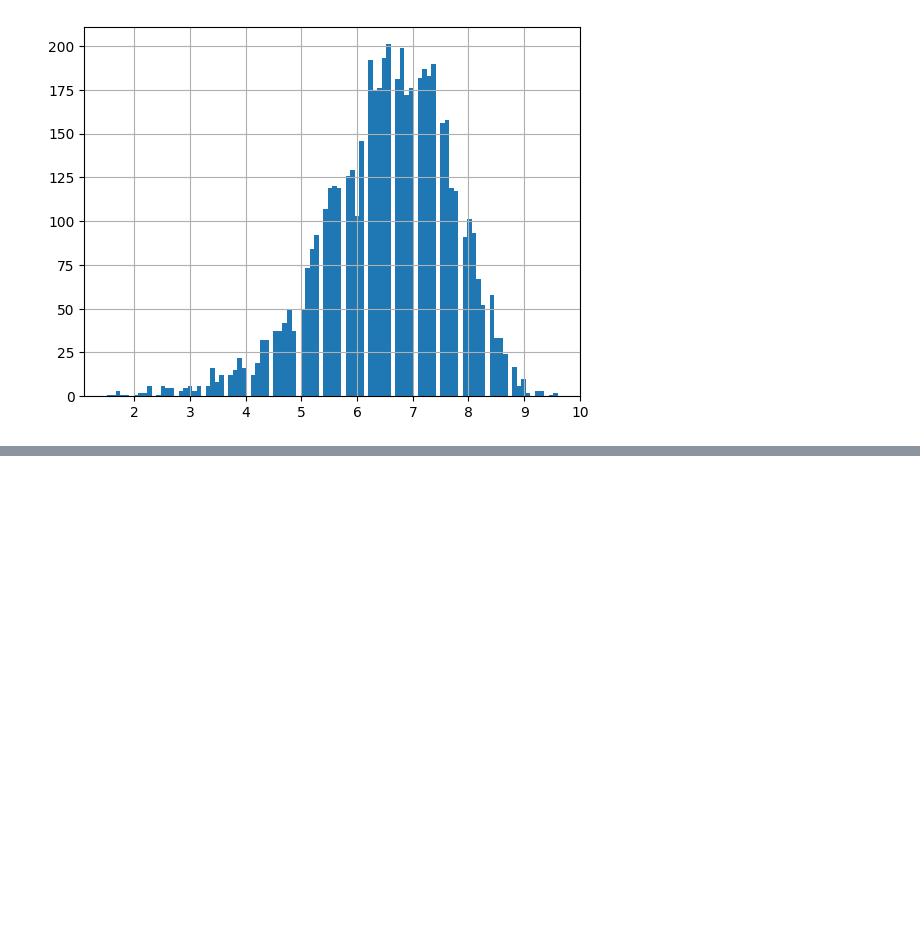
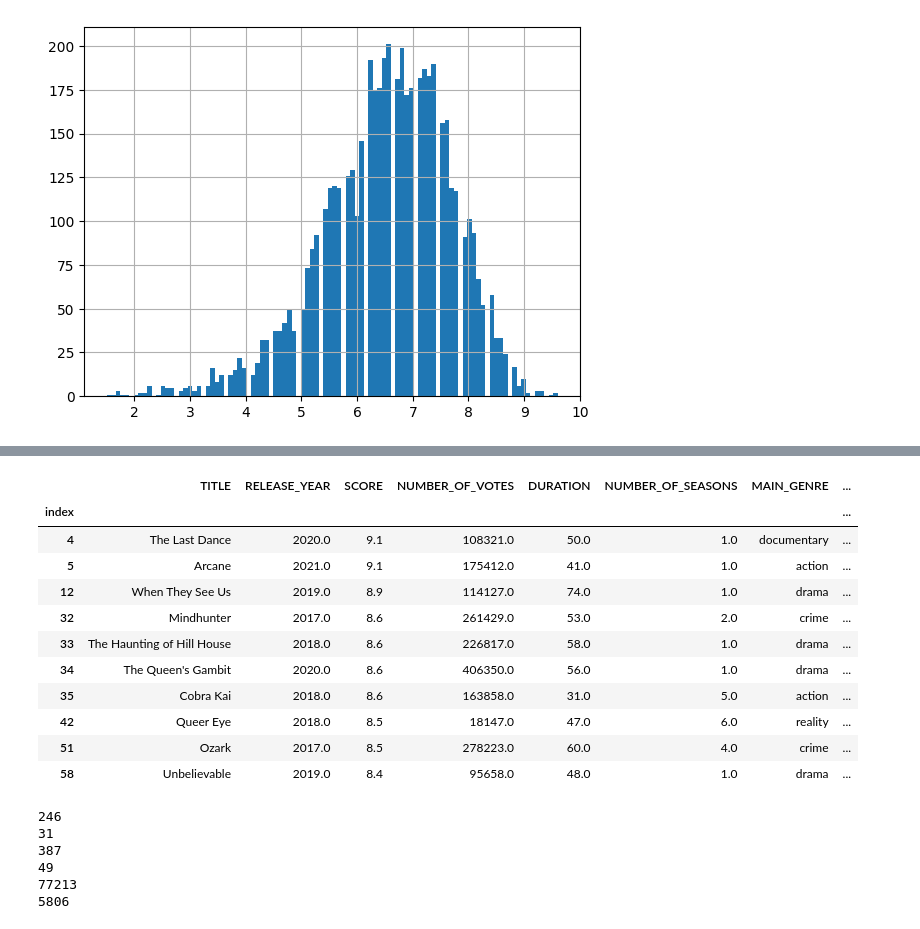
Before and after one commit to nfl6fh/DS-2002_final_project, a Jupyter notebook: testing.ipynb, the cells around one changed output, grey strips where cells are left out. Drawn from its saved outputs; the diff is of its cells as text; code cells hidden in the pictures; blank space fills up the shorter version.

```diff
--- a/testing.ipynb
+++ b/testing.ipynb
@@ -124,0 +143,50 @@ titles.imdb_score.hist(bins=100)
+# %%
+shows = pd.read_csv('data/Best Shows Netflix.csv', index_col=0)
+show_yr = pd.read_csv('data/Best Show by Year Netflix.csv', index_col=0)
+movies = pd.read_csv('data/Best Movies Netflix.csv', index_col=0)
+movie_yr = pd.read_csv('data/Best Movie by Year Netflix.csv', index_col=0)
+credits = pd.read_csv('data/raw_credits.csv', index_col=0)
+titles = pd.read_csv('data/raw_titles.csv', index_col=0)
+dfs = [shows, show_yr, movies, movie_yr, credits, titles]
+
+# remove irrelevant data (not from 2017-2022 or not from US)
+shows = shows.where(shows.RELEASE_YEAR >= 2017).dropna()
+movies = movies.where(movies.RELEASE_YEAR >= 2017).dropna()
+show_yr = show_yr.where(show_yr.RELEASE_YEAR >= 2017).dropna()
+movie_yr = movie_yr.where(movie_yr.RELEASE_YEAR >= 2017).dropna()
+titles = titles.where(titles.release_year >= 2017).dropna()
+shows = shows.where(shows.MAIN_PRODUCTION == 'US').dropna()
+movies = movies.where(movies.MAIN_PRODUCTION == 'US').dropna()
+# show_yr = show_yr.where(show_yr.MAIN_PRODUCTION == 'US').dropna()
+# movie_yr = movie_yr.where(movie_yr.MAIN_PRODUCTION == 'US').dropna()
+
+# join dataframes
+shows_titles = shows.join(titles.set_index('title'), on='TITLE')
+movies_titles = movies.join(titles.set_index('title'), on='TITLE')
+show_yr_titles = show_yr.join(titles.set_index('title'), on='TITLE')
+movie_yr_titles = movie_yr.join(titles.set_index('title'), on='TITLE')
+# %%
+shows_titles.sort_values(by='imdb_score', ascending=False).head(10)
+# %% [output]
+|  | TITLE | RELEASE_YEAR | SCORE | NUMBER_OF_VOTES | DURATION | NUMBER_OF_SEASONS | MAIN_GENRE | ... |
+| index |  |  |  |  |  |  |  | ... |
+| 4 | The Last Dance | 2020.0 | 9.1 | 108321.0 | 50.0 | 1.0 | documentary | ... |
+| 5 | Arcane | 2021.0 | 9.1 | 175412.0 | 41.0 | 1.0 | action | ... |
+| 12 | When They See Us | 2019.0 | 8.9 | 114127.0 | 74.0 | 1.0 | drama | ... |
+| 32 | Mindhunter | 2017.0 | 8.6 | 261429.0 | 53.0 | 2.0 | crime | ... |
+| 33 | The Haunting of Hill House | 2018.0 | 8.6 | 226817.0 | 58.0 | 1.0 | drama | ... |
+| 34 | The Queen's Gambit | 2020.0 | 8.6 | 406350.0 | 56.0 | 1.0 | drama | ... |
+| 35 | Cobra Kai | 2018.0 | 8.6 | 163858.0 | 31.0 | 5.0 | action | ... |
+| 42 | Queer Eye | 2018.0 | 8.5 | 18147.0 | 47.0 | 6.0 | reality | ... |
+| 51 | Ozark | 2017.0 | 8.5 | 278223.0 | 60.0 | 4.0 | crime | ... |
+| 58 | Unbelievable | 2019.0 | 8.4 | 95658.0 | 48.0 | 1.0 | drama | ... |
+# %%
+for df in dfs:
+    print(len(df))
+# %% [output]
+246
+31
+387
+49
+77213
+5806
```
Also changed, not shown: parts of 3 cells of this notebook, 2 other files.
